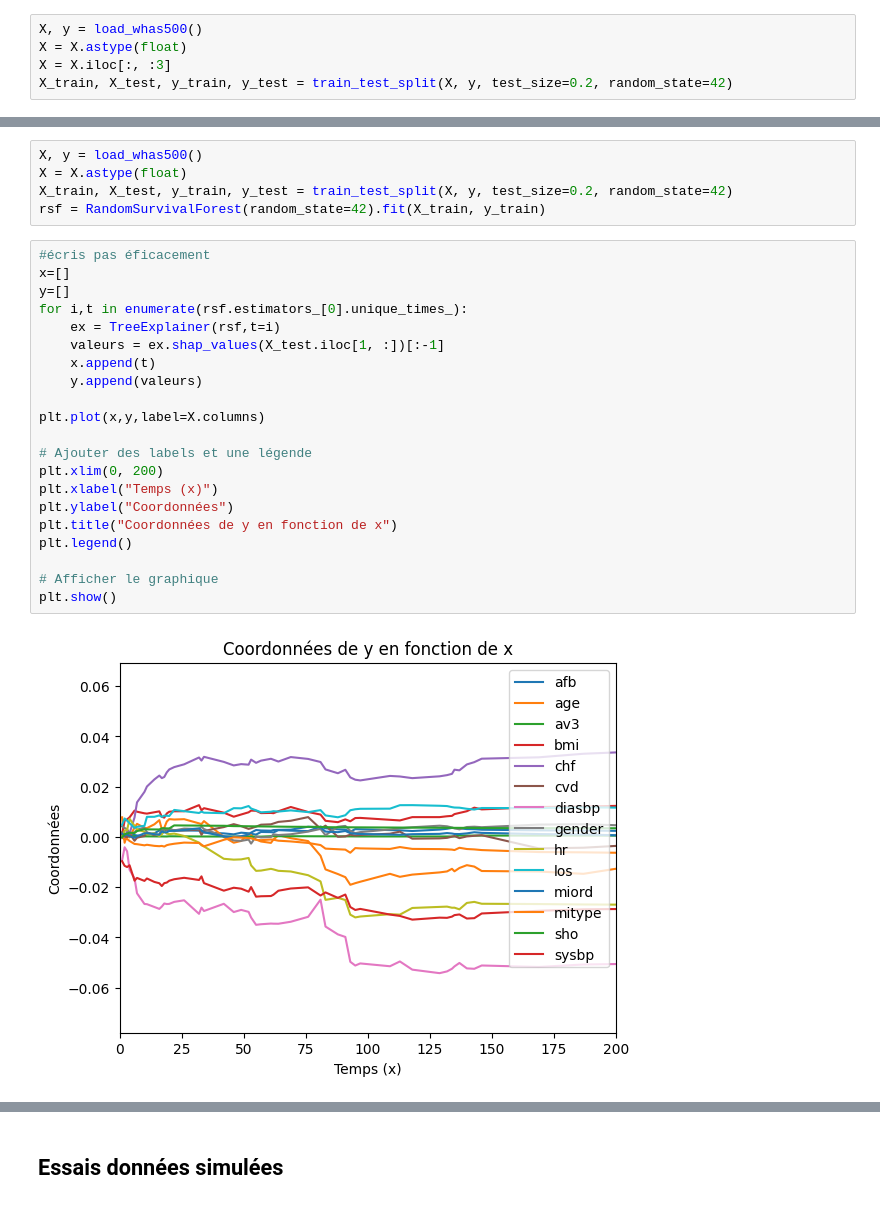
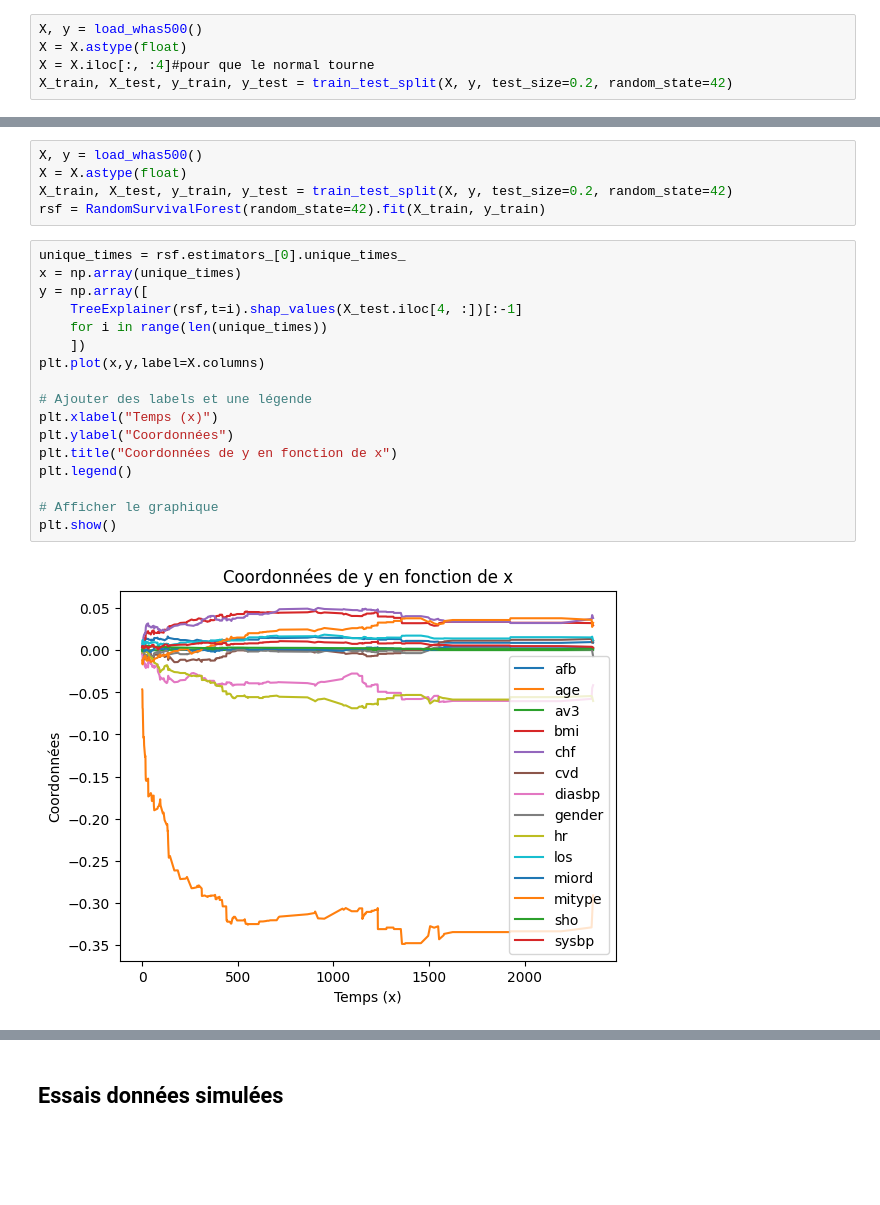
Before and after one commit to Clement-Dn/Surv-ML, a Jupyter notebook: Survtreeshap.ipynb, the cells around one changed output, grey strips where cells are left out. Cells and saved outputs as stored; diff of their text form; blank space fills up the shorter version.

```diff
--- a/Survtreeshap.ipynb
+++ b/Survtreeshap.ipynb
@@ -482,7 +482,7 @@ def tree_shap_recursive(
 # %%
 X, y = load_whas500()
 X = X.astype(float)
-X = X.iloc[:, :3]
+X = X.iloc[:, :4]#pour que le normal tourne
 X_train, X_test, y_train, y_test = train_test_split(X, y, test_size=0.2, random_state=42)
 # %%
 rsf = RandomSurvivalForest(random_state=42).fit(X_train, y_train)
@@ -544,25 +569,21 @@ X = X.astype(float)
 X_train, X_test, y_train, y_test = train_test_split(X, y, test_size=0.2, random_state=42)
 rsf = RandomSurvivalForest(random_state=42).fit(X_train, y_train)
 # %%
-#écris pas éficacement
-x=[]
-y=[]
-for i,t in enumerate(rsf.estimators_[0].unique_times_):
-    ex = TreeExplainer(rsf,t=i)
-    valeurs = ex.shap_values(X_test.iloc[1, :])[:-1]
-    x.append(t)
-    y.append(valeurs)
-
+unique_times = rsf.estimators_[0].unique_times_
+x = np.array(unique_times)
+y = np.array([
+    TreeExplainer(rsf,t=i).shap_values(X_test.iloc[4, :])[:-1]
+    for i in range(len(unique_times))
+    ])
 plt.plot(x,y,label=X.columns)
 
 # Ajouter des labels et une légende
-plt.xlim(0, 200)
 plt.xlabel("Temps (x)")
 plt.ylabel("Coordonnées")
 plt.title("Coordonnées de y en fonction de x")
 plt.legend()
 
 # Afficher le graphique
 plt.show()
 # %% [output]
-[figure, old version]
+[figure, new version]
```
Also changed, not shown: parts of 8 cells of this notebook.
